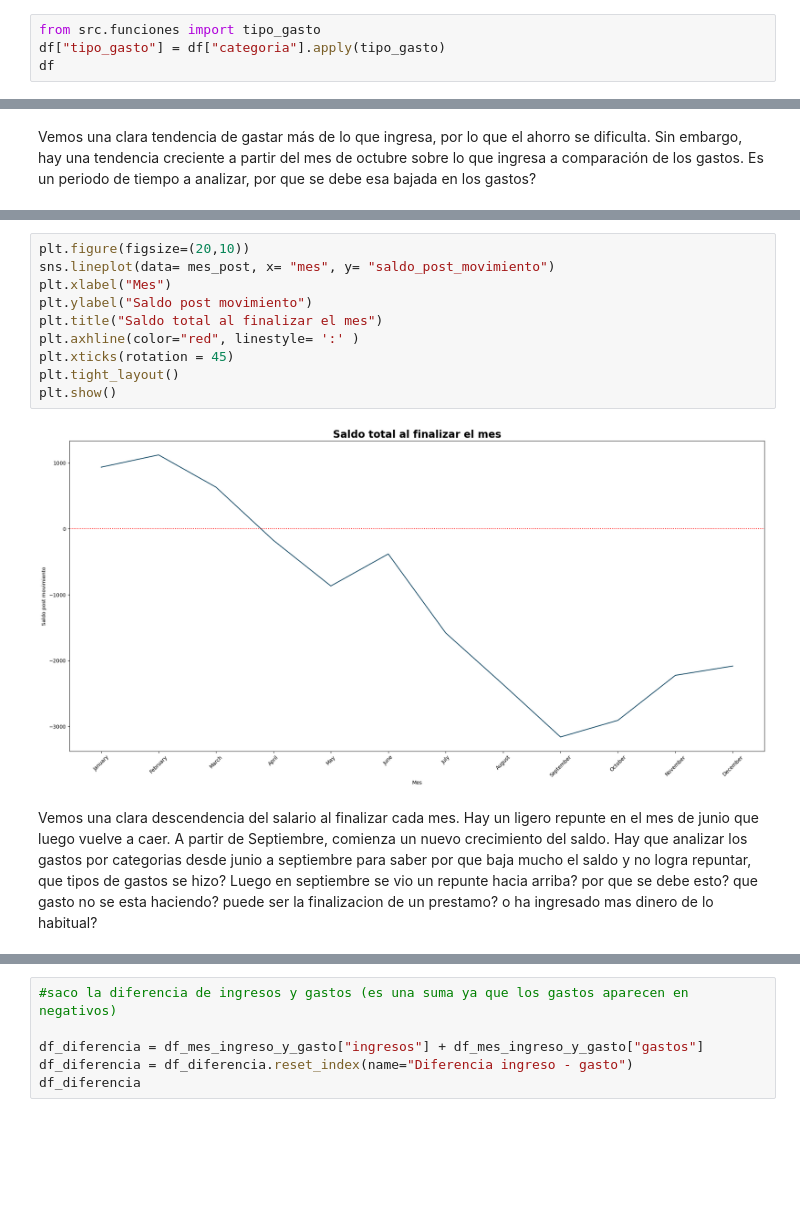
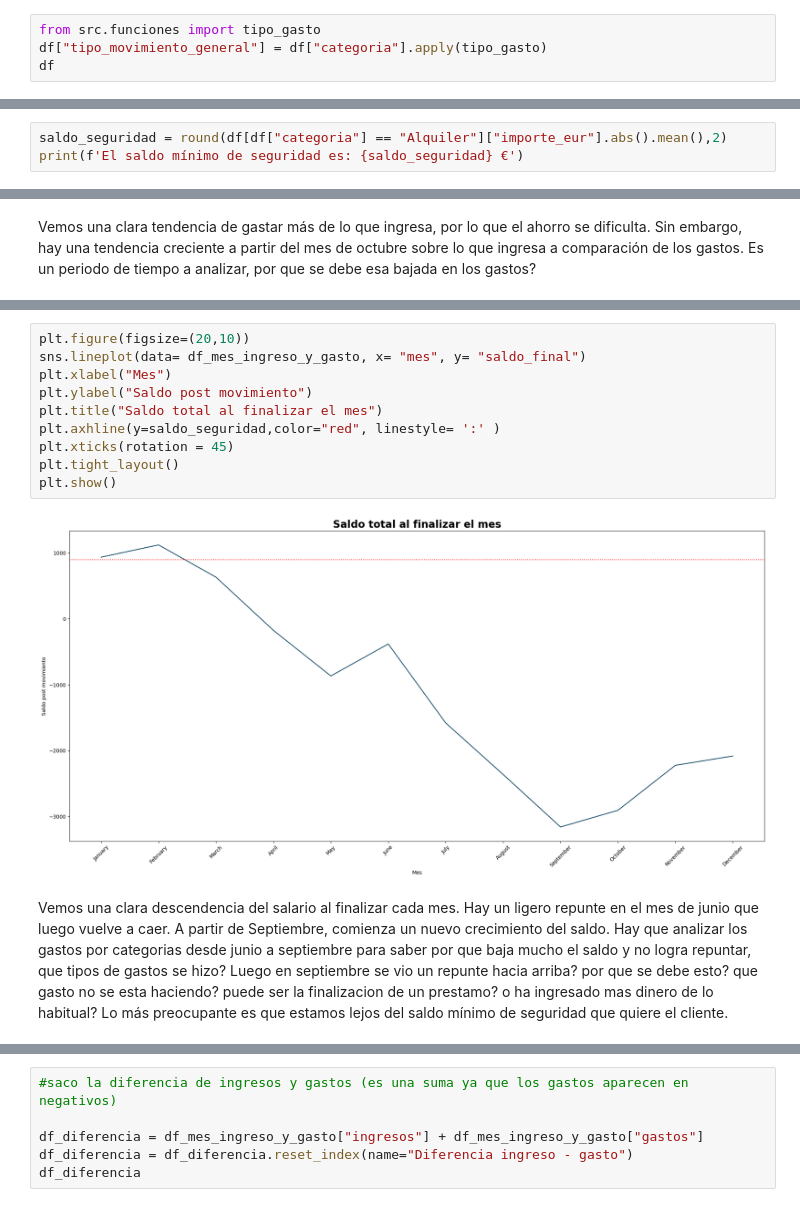
Before and after one commit to maxicoceres-data/Analisis_Exploratorio_de_Movimientos-Bancarios-y-Reportes, a Jupyter notebook: notebooks/analisis.ipynb, the cells around one changed output, grey strips where cells are left out. Cells and saved outputs as stored; diff of their text form; blank space fills up the shorter version.

```diff
--- a/notebooks/analisis.ipynb
+++ b/notebooks/analisis.ipynb
@@ -179,7 +179,7 @@ df["saldo_post_movimiento"] = df["saldo_post_movimiento"].round(2)
 df["alerta"] = df["saldo_post_movimiento"].apply(lambda x: "Saldo negativo" if x < 0 else None)
 # %%
 from src.funciones import tipo_gasto
-df["tipo_gasto"] = df["categoria"].apply(tipo_gasto)
+df["tipo_movimiento_general"] = df["categoria"].apply(tipo_gasto)
 df
 # %% [output]
 |  | fecha | tipo_movimiento | categoria | importe_eur | saldo_post_movimiento | descripcion | canal | mes | ... |
@@ -197,0 +202,3 @@ df
+# %%
+saldo_seguridad = round(df[df["categoria"] == "Alquiler"]["importe_eur"].abs().mean(),2)
+print(f'El saldo mínimo de seguridad es: {saldo_seguridad} €')
@@ -495,17 +484,18 @@ mes_post
 # %%
 plt.figure(figsize=(20,10))
-sns.lineplot(data= mes_post, x= "mes", y= "saldo_post_movimiento")
+sns.lineplot(data= df_mes_ingreso_y_gasto, x= "mes", y= "saldo_final")
 plt.xlabel("Mes")
 plt.ylabel("Saldo post movimiento")
 plt.title("Saldo total al finalizar el mes")
-plt.axhline(color="red", linestyle= ':' )
+plt.axhline(y=saldo_seguridad,color="red", linestyle= ':' )
 plt.xticks(rotation = 45)
 plt.tight_layout()
 plt.show()
 # %% [output]
-[figure, old version]
+[figure, new version]
 # %% [markdown]
 Vemos una clara descendencia del salario al finalizar cada mes. Hay un ligero repunte en el mes de junio que luego vuelve a caer.
 A partir de Septiembre, comienza un nuevo crecimiento del saldo.
 Hay que analizar los gastos por categorias desde junio a septiembre para saber por que baja mucho el saldo y no logra repuntar, que tipos de gastos se hizo?
 Luego en septiembre se vio un repunte hacia arriba? por que se debe esto? que gasto no se esta haciendo? puede ser la finalizacion de un prestamo? o ha ingresado mas dinero de lo habitual?
+Lo más preocupante es que estamos lejos del saldo mínimo de seguridad que quiere el cliente.
```
Also changed, not shown: parts of 42 cells of this notebook, 2 other files.
